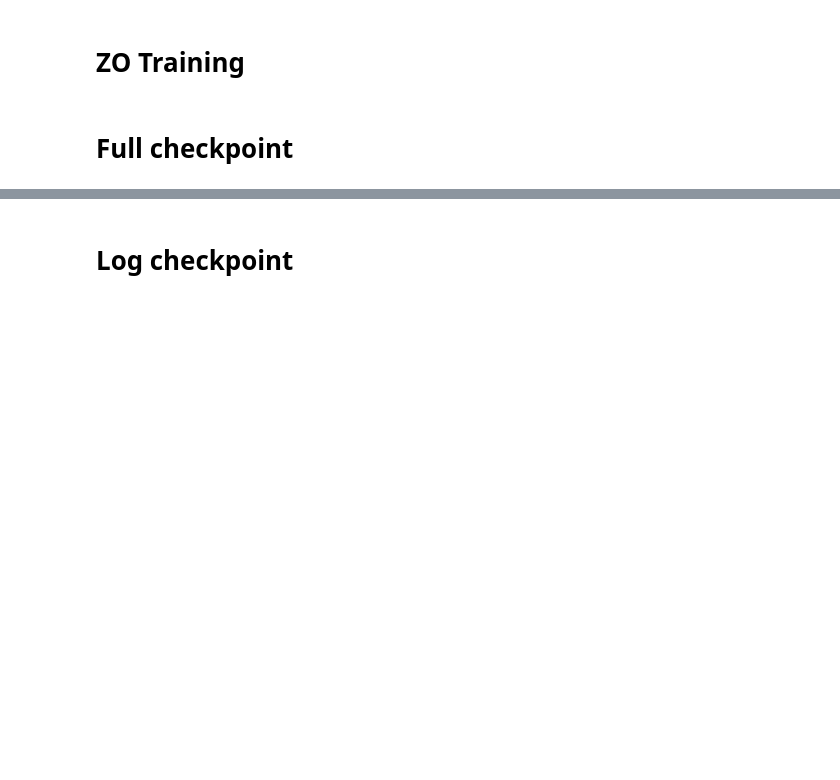
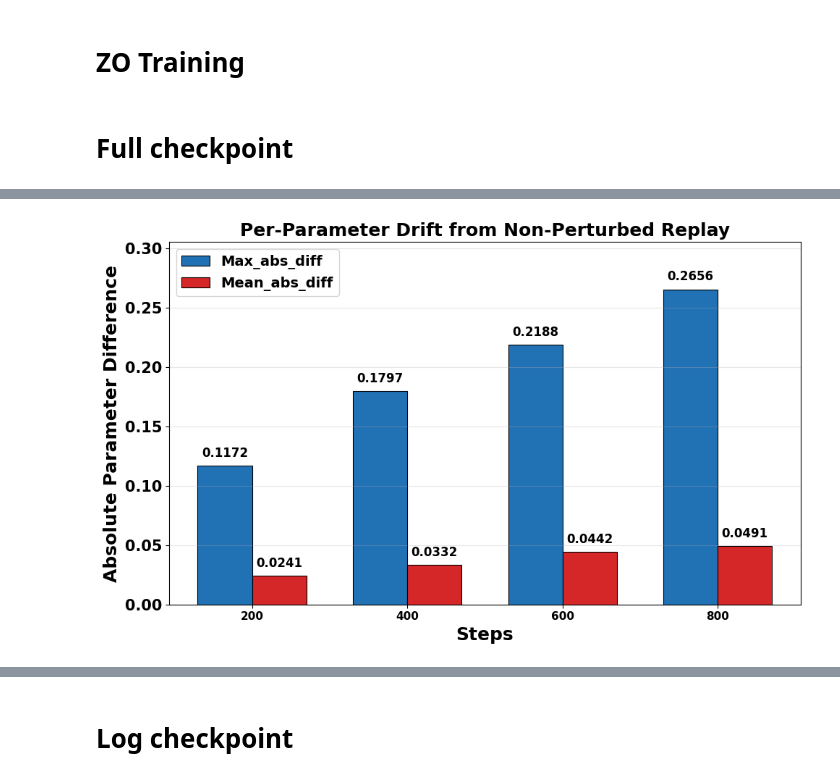
Before and after one commit to SunMinqiu/NonStopZO2, a Jupyter notebook: experiments/Non_stop_ZO.ipynb, the cells around one changed output, grey strips where cells are left out. Cells and saved outputs as stored; diff of their text form; code cells hidden in the pictures; blank space fills up the shorter version.

```diff
--- a/experiments/Non_stop_ZO.ipynb
+++ b/experiments/Non_stop_ZO.ipynb
@@ -1089,0 +551,9 @@ anchor_lag
+# %%
+import os
+for root, dirs, files in os.walk('/tmp/hf_cache/models--Qwen--Qwen3-0.6B'):
+    for f in files:
+        path = os.path.join(root, f)
+        fd = os.open(path, os.O_RDONLY)
+        os.posix_fadvise(fd, 0, 0, os.POSIX_FADV_DONTNEED)
+        os.close(fd)
+print('page cache evicted')
@@ -1199,3 +846,69 @@ wandb: Find logs at: ../../../hs/work0/home/users/u0001609/wandb/run-20260330_17
+# %%
+import matplotlib.pyplot as plt
+import numpy as np
+
+# "1000":2.500000000000e-01, "1000":5.206680297852e-02,
+Max_abs_diff = {"800": 2.656250000000e-01,
+"600": 2.187500000000e-01, "400": 1.796875000000e-01,
+"200": 1.171875000000e-01}
+Mean_abs_diff = { "800": 4.913997650146e-02,
+"600": 4.417896270752e-02, "400": 3.320121765137e-02,
+"200": 2.413463592529e-02}
+
+steps = sorted(data.keys(), key=lambda x: int(x))
+values = [data[s] for s in steps]
+values1 = [data1[s] for s in steps]
+
+font_size = 12
+plt.rcParams.update({
+    'font.size':          font_size,
+    'axes.titlesize':     font_size + 6,
+    'axes.labelsize':     font_size + 6,
+    'xtick.labelsize':    font_size - 1,
+    'ytick.labelsize':    font_size + 3,
+    'legend.fontsize':    font_size + 2,
+    'font.weight':        'bold',
+    'axes.titleweight':   'bold',
+    'axes.labelweight':   'bold',
+})
+
+fig_width = 10
+fig, ax = plt.subplots(figsize=(fig_width, fig_width / 1.618))
+
+x = np.arange(len(steps))
+width = 0.35
+
+bars0 = ax.bar(x - width/2, values,  width, label='Max_abs_diff',  color='#2171b5', edgecolor='black', linewidth=0.8)
+bars1 = ax.bar(x + width/2, values1, width, label='Mean_abs_diff', color='#d62728', edgecolor='black', linewidth=0.8)
+
+for bar, v in zip(bars0, values):
+    ax.text(bar.get_x() + bar.get_width()/2, bar.get_height() + 0.005,
+            f'{v:.4f}', ha='center', va='bottom', fontsize=font_size, fontweight='bold')
+for bar, v in zip(bars1, values1):
+    ax.text(bar.get_x() + bar.get_width()/2, bar.get_height() + 0.005,
+            f'{v:.4f}', ha='center', va='bottom', fontsize=font_size, fontweight='bold')
+
+ax.set_xticks(x)
+ax.set_xticklabels(steps)
+ax.set_xlabel('Steps')
+ax.set_ylabel('Absolute Parameter Difference')
+ax.set_title('Per-Parameter Drift from Non-Perturbed Replay')
+ax.legend()
+ax.set_ylim(0, max(max(values), max(values1)) * 1.15)
+
+ax.grid(axis='y', alpha=0.3)
+
+plt.tight_layout()
+
+save_dir = "/home/users/u0001609/ZO_plots"  # set e.g. save_dir = "figures" to save PDF
+if save_dir:
+    import os
+    os.makedirs(save_dir, exist_ok=True)
+    fig.savefig(os.path.join(save_dir, 'drift_comparison.pdf'), bbox_inches='tight')
+
+plt.show()
+# %% [output]
+[figure, added]
 # %%
 from pathlib import Path
 import sys, importlib
```
Also changed, not shown: parts of 65 cells of this notebook, 22 other files.
